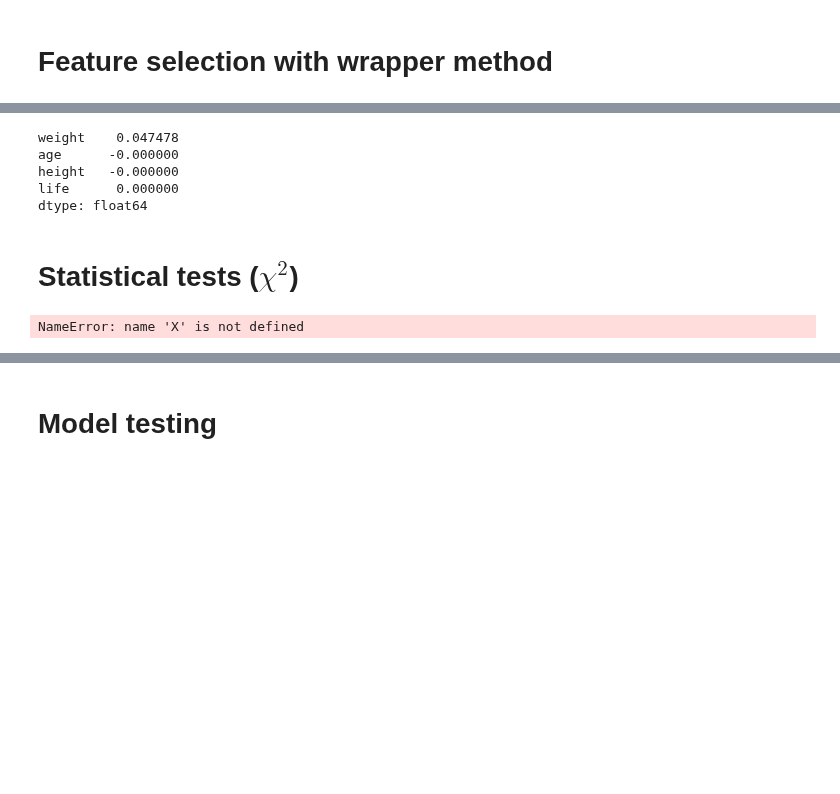
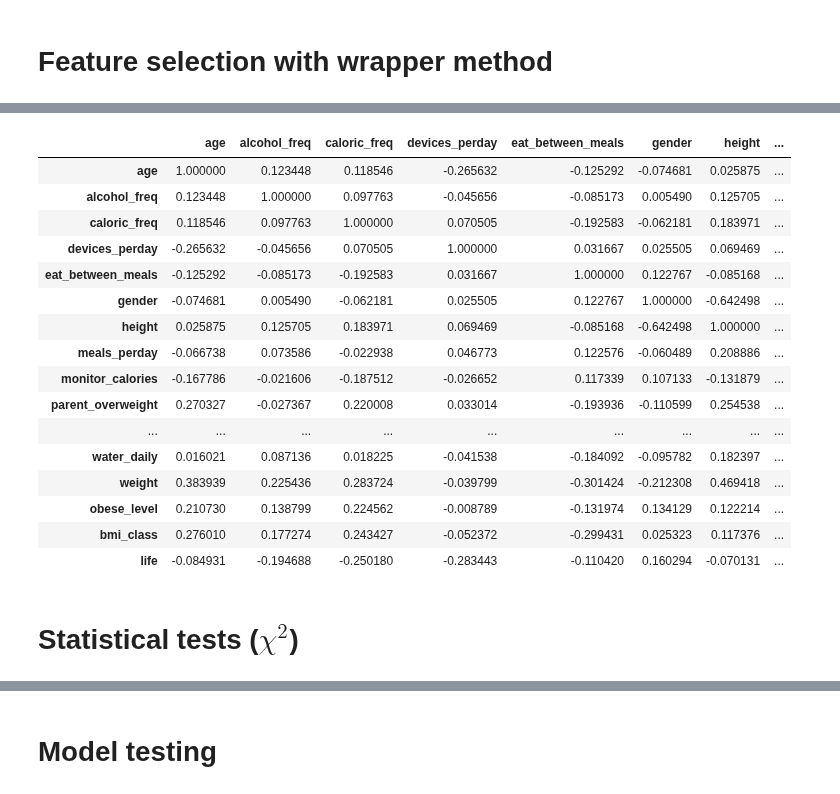
Before and after one commit to 0xMarc0s/IMS_ML_project, a Jupyter notebook: Preliminary Notebooks/preprocessing.ipynb, the cells around one changed output, grey strips where cells are left out. Saved outputs shown, nothing was run; the diff lists cells and outputs as text; code cells hidden in the pictures; blank space fills up the shorter version.

```diff
--- a/Preliminary Notebooks/preprocessing.ipynb
+++ b/Preliminary Notebooks/preprocessing.ipynb
@@ -291,24 +460,24 @@ cor.style.highlight_between(left=-1, right=-.69, color="gold").highlight_between
-# %%
-X_num = df_train.loc[:, ["age", "weight", "height", "life"]]
-y_num = df_train['obese_level'].replace(hash_obesity)
-
-
-# Lasso method: ONLY for numerical variables
-from sklearn.linear_model import LassoCV
-import matplotlib.pyplot as plt
-
-
-reg = LassoCV()
-reg.fit(X_num, y_num)
-
-coef = pd.Series(reg.coef_, index = X_num.columns)
-coef.sort_values(ascending=False)
-# %% [output]
-weight    0.047478
-age      -0.000000
-height   -0.000000
-life      0.000000
-dtype: float64
+# %%
+cor = df_train.replace({"obese_level": hash_obesity}).iloc[:, 1:].corr(method="spearman")
+cor.style.highlight_between(left=-1, right=-.69, color="red").highlight_between(left=.69, right=1, color="red").highlight_between(left=-0.01, right=0.01, color="green")
+# %% [output]
+|  | age | alcohol_freq | caloric_freq | devices_perday | eat_between_meals | gender | height | ... |
+| age | 1.000000 | 0.123448 | 0.118546 | -0.265632 | -0.125292 | -0.074681 | 0.025875 | ... |
+| alcohol_freq | 0.123448 | 1.000000 | 0.097763 | -0.045656 | -0.085173 | 0.005490 | 0.125705 | ... |
+| caloric_freq | 0.118546 | 0.097763 | 1.000000 | 0.070505 | -0.192583 | -0.062181 | 0.183971 | ... |
+| devices_perday | -0.265632 | -0.045656 | 0.070505 | 1.000000 | 0.031667 | 0.025505 | 0.069469 | ... |
+| eat_between_meals | -0.125292 | -0.085173 | -0.192583 | 0.031667 | 1.000000 | 0.122767 | -0.085168 | ... |
+| gender | -0.074681 | 0.005490 | -0.062181 | 0.025505 | 0.122767 | 1.000000 | -0.642498 | ... |
+| height | 0.025875 | 0.125705 | 0.183971 | 0.069469 | -0.085168 | -0.642498 | 1.000000 | ... |
+| meals_perday | -0.066738 | 0.073586 | -0.022938 | 0.046773 | 0.122576 | -0.060489 | 0.208886 | ... |
+| monitor_calories | -0.167786 | -0.021606 | -0.187512 | -0.026652 | 0.117339 | 0.107133 | -0.131879 | ... |
+| parent_overweight | 0.270327 | -0.027367 | 0.220008 | 0.033014 | -0.193936 | -0.110599 | 0.254538 | ... |
+| ... | ... | ... | ... | ... | ... | ... | ... | ... |
+| water_daily | 0.016021 | 0.087136 | 0.018225 | -0.041538 | -0.184092 | -0.095782 | 0.182397 | ... |
+| weight | 0.383939 | 0.225436 | 0.283724 | -0.039799 | -0.301424 | -0.212308 | 0.469418 | ... |
+| obese_level | 0.210730 | 0.138799 | 0.224562 | -0.008789 | -0.131974 | 0.134129 | 0.122214 | ... |
+| bmi_class | 0.276010 | 0.177274 | 0.243427 | -0.052372 | -0.299431 | 0.025323 | 0.117376 | ... |
+| life | -0.084931 | -0.194688 | -0.250180 | -0.283443 | -0.110420 | 0.160294 | -0.070131 | ... |
 # %% [markdown]
 # Statistical tests ($\chi^2$)
 # %%
@@ -317,33 +485,0 @@ from scipy.stats import chi2_contingency
-# %%
-#note: slightly modify the code
-catcol =  ['alcohol_freq',
- 'caloric_freq',
- 'devices_perday',
- 'eat_between_meals',
- 'gender',
- 'monitor_calories',
- 'parent_overweight',
- 'physical_activity_perweek',
- 'smoke',
- 'transportation',
- 'veggies_freq',
- 'water_daily',
- 'bmi_class',
- 'meals_perday',
- "siblings"]
-
-
-def TestIndependence(X,y,var,alpha=0.05):
-    dfObserved = pd.crosstab(index=X.index, values=y,columns=X, aggfunc="count")
-    chi2, p, dof, expected = stats.chi2_contingency(dfObserved.values)
-    dfExpected = pd.DataFrame(expected, columns=dfObserved.columns, index = dfObserved.index)
-    if p<alpha:
-        result="{0} is IMPORTANT for Prediction".format(var)
-    else:
-        result="{0} is NOT an important predictor. (Discard {0} from model)".format(var)
-    print(result)
-
-for var in catcol:
-    TestIndependence(X[var],y, var)
-# %% [output]
-NameError: name 'X' is not defined
```
Also changed, not shown: parts of 20 cells of this notebook, 1 other file.
